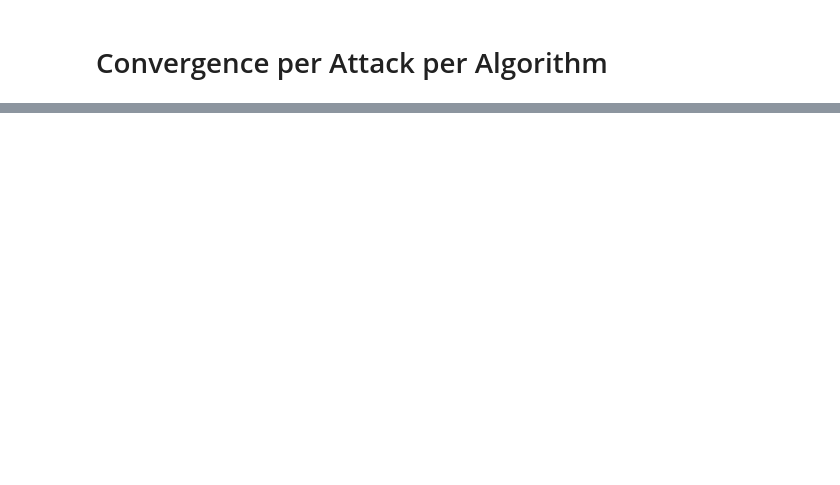
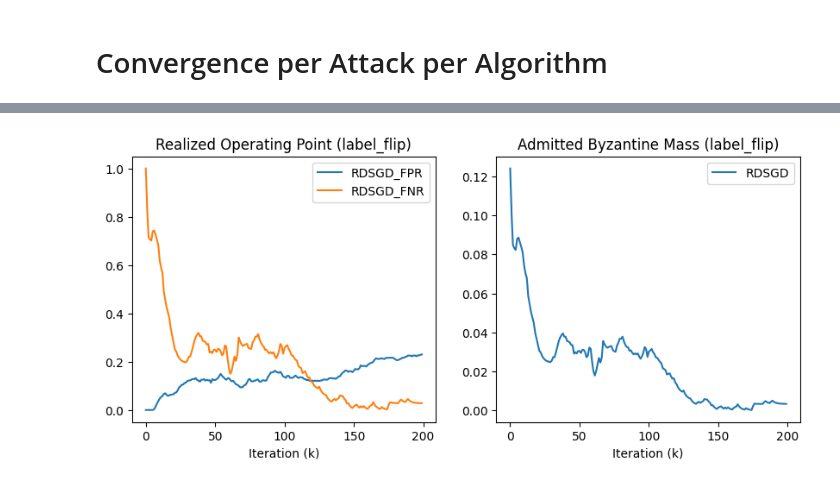
Before and after one commit to ardenpalme/Dissertation, a Jupyter notebook: exp11/main.ipynb, the cells around one changed output, grey strips where cells are left out. Drawn from its saved outputs; the diff is of its cells as text; code cells hidden in the pictures; blank space fills up the shorter version.

```diff
--- a/exp11/main.ipynb
+++ b/exp11/main.ipynb
@@ -176,2 +164,18 @@ df = sys_sim.simulate(sim_params)
+# %%
+# Plot Realized FPR and FNR
+fig, ax = plt.subplots(1,2,figsize=(10,4))
+# for idx, alg in enumerate(['RDSGD', 'ORACLE']):
+for idx, alg in enumerate(['RDSGD']):
+    ax[0].plot(df.loc[alg, 'gamma_k'].ewm(com=2, adjust=True).mean(), label=f'{alg}_FPR')
+    ax[0].plot(df.loc[alg, 'beta_k'].ewm(com=2, adjust=True).mean(), label=f'{alg}_FNR')
+    ax[1].plot(df.loc[alg, 'byz_w_k'].ewm(com=2, adjust=True).mean(), label=alg)
+ax[0].set(title=f'Realized Operating Point ({atk})', xlabel='Iteration (k)', ylabel='')
+ax[1].set(title=f'Admitted Byzantine Mass ({atk})', xlabel='Iteration (k)', ylabel='')
+ax[0].legend()
+ax[1].legend()
+plt.show()
+fig.savefig(f'{config['graph_type']}_{atk}_{RUN_ID}_realized_fpr_fnr.png')
+# %% [output]
+[figure, added]
 # %%
 df.to_csv(f'{config['graph_type']}_{atk}_results_dataset_{RUN_ID}.csv')
```
Also changed, not shown: parts of 20 cells of this notebook, 4 other files.
